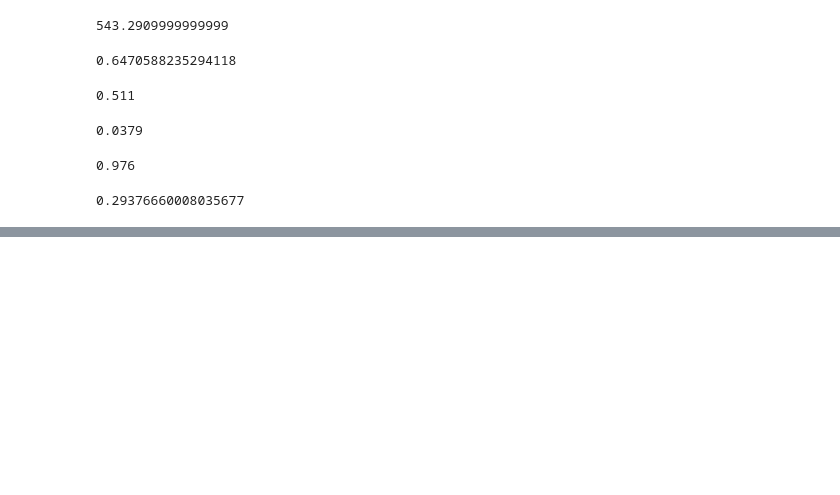
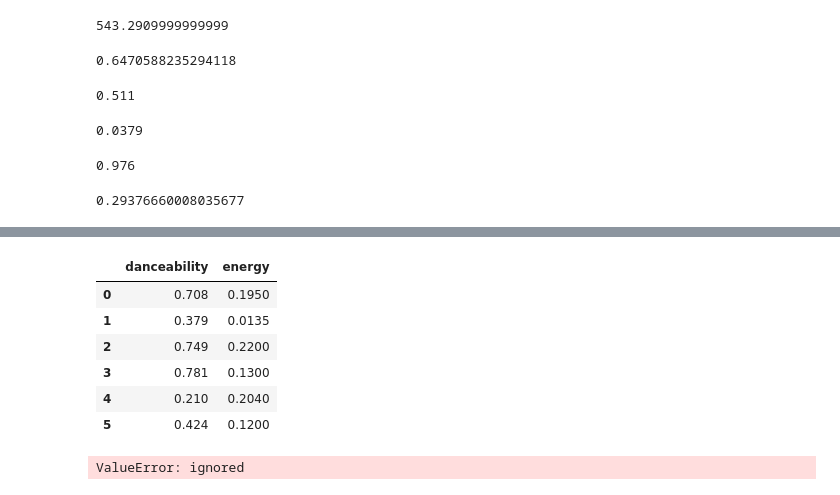
Before and after one commit to FilippMakarov/chekFM, a Jupyter notebook: 18.ipynb, the cells around one changed output, grey strips where cells are left out. Drawn from its saved outputs; the diff is of its cells as text; code cells hidden in the pictures; blank space fills up the shorter version.

```diff
--- a/18.ipynb
+++ b/18.ipynb
@@ -81,0 +97,14 @@ data["valence"].loc[0:100].std() # стандартное отклонение
+# %%
+df2
+# %% [output]
+|  | danceability | energy |
+| 0 | 0.708 | 0.1950 |
+| 1 | 0.379 | 0.0135 |
+| 2 | 0.749 | 0.2200 |
+| 3 | 0.781 | 0.1300 |
+| 4 | 0.210 | 0.2040 |
+| 5 | 0.424 | 0.1200 |
+# %%
+print (df1>=df2)
+# %% [output]
+ValueError: ignored
```
Also changed, not shown: parts of 3 cells of this notebook.
